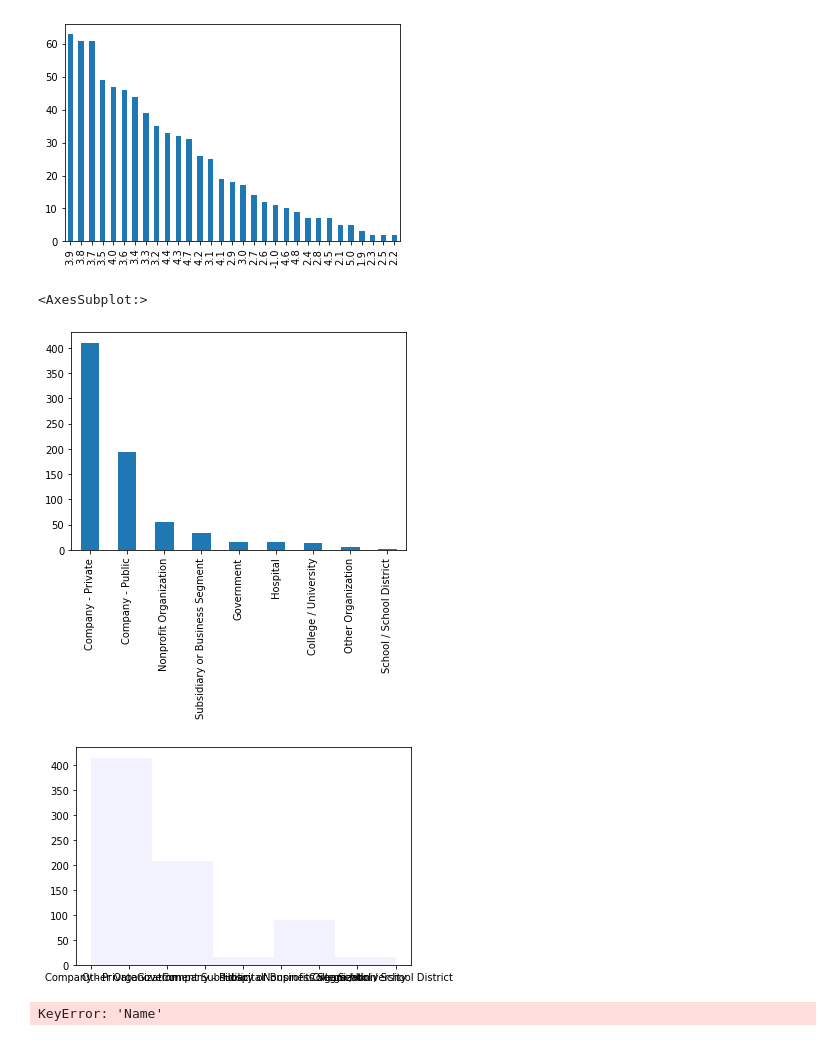
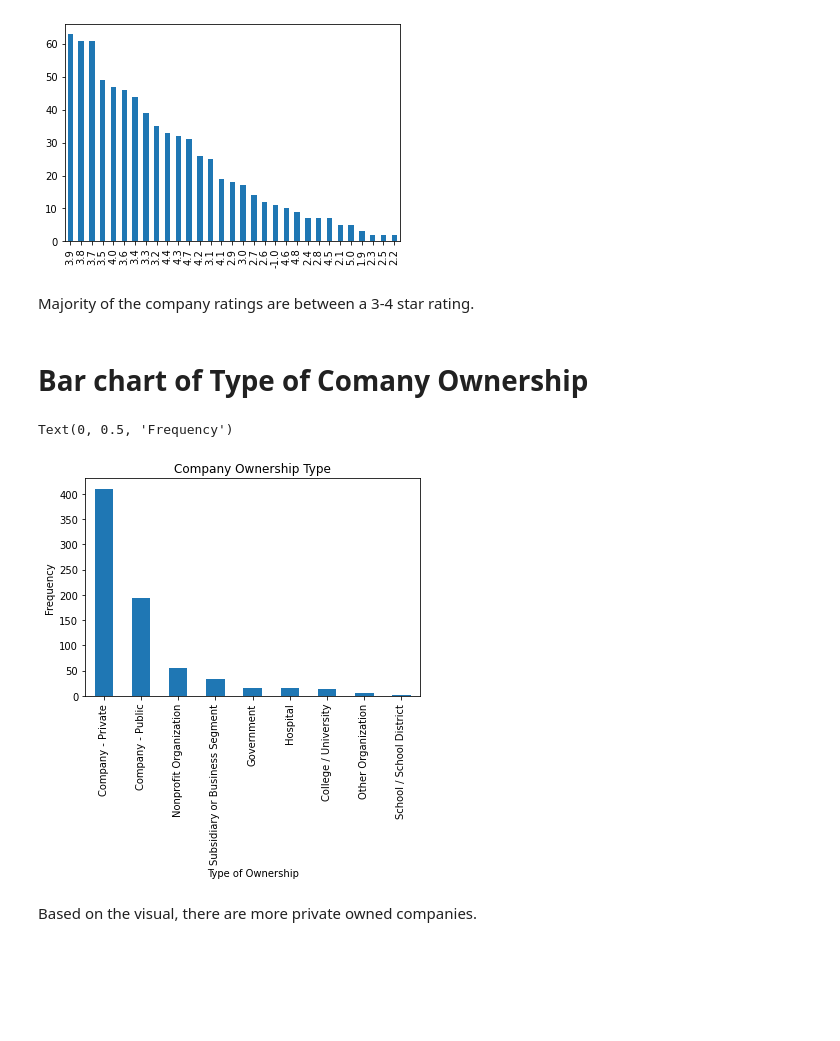
Before and after one commit to Kimmieli/Final-Project-DataScience-Salaries, a Jupyter notebook: Data Science Salary in Python.ipynb, the cells around one changed output. Saved outputs shown, nothing was run; the diff lists cells and outputs as text; code cells hidden in the pictures; blank space fills up the shorter version.

Commit message:
Update Data Science Salary in Python.ipynb
corrections and added labels

```diff
--- a/Data Science Salary in Python.ipynb
+++ b/Data Science Salary in Python.ipynb
@@ -662,8 +664,15 @@ Salaries['Rating'].value_counts().plot(kind= 'bar')
 # %% [output]
 <AxesSubplot:>
 [figure]
+# %% [markdown]
+Majority of the company ratings are between a 3-4 star rating.
+# %% [markdown]
+# Bar chart of Type of Comany Ownership
 # %%
-Salaries['Type of ownership'].value_counts().plot(kind= 'bar')
+OwnershipType=  Salaries['Type of ownership'].value_counts().plot(kind= 'bar')
+OwnershipType.set_title("Company Ownership Type")
+OwnershipType.set_xlabel("Type of Ownership")
+OwnershipType.set_ylabel("Frequency")
 # %% [output]
-<AxesSubplot:>
+Text(0, 0.5, 'Frequency')
-[figure, old version]
+[figure, new version]
@@ -672,8 +678,0 @@ num_bins = 5
-# %%
-n, bins, patches = plt.hist(Salaries['Type of ownership'], num_bins, facecolor='blue', alpha=.05)
-# %% [output]
-[figure, removed]
-# %%
-Salaries.plot.bar(x = '', y = ['Python', 'excel', 'sql'], rot = 40)
-# %% [output]
-KeyError: 'Name'
@@ -692,0 +679,2 @@ plt.show()
+# %% [markdown]
+Based on the visual, there are more private owned companies.
```
Also changed, not shown: parts of 3 cells of this notebook.
